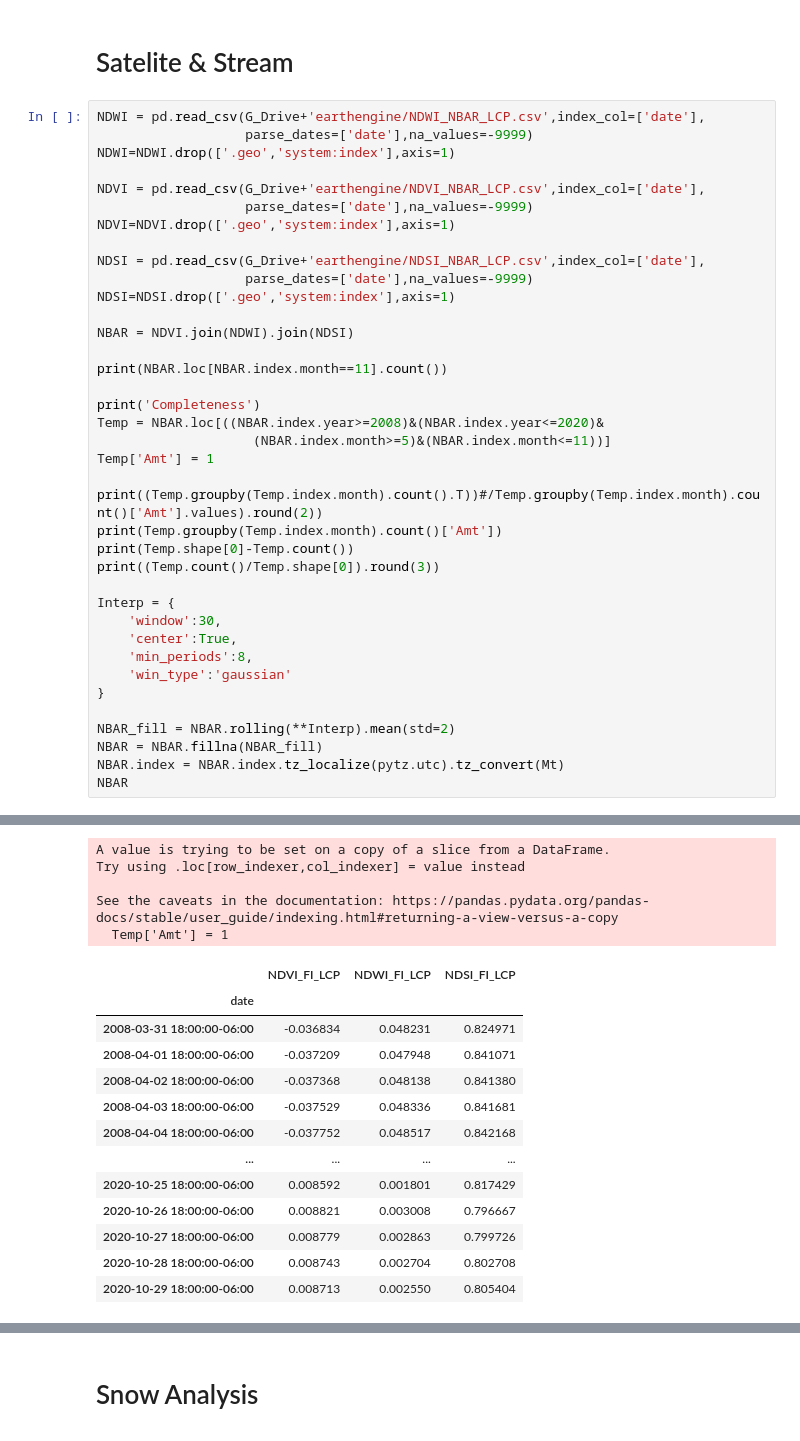
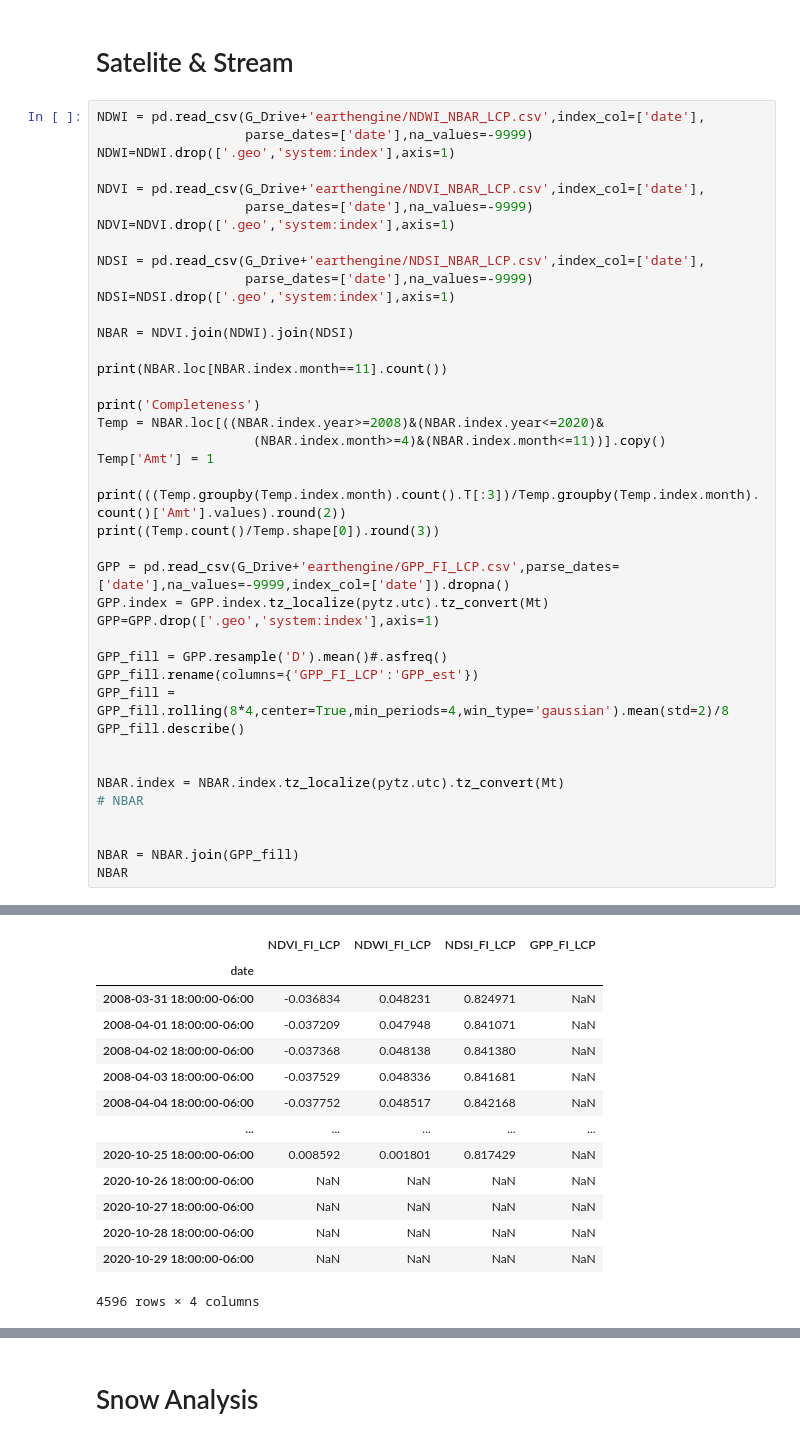
Before and after one commit to June-Skeeter/FishIsland_Flux_Analysis, a Jupyter notebook: FluxProcessing/FishIsland_AWS_Temporal_Upscale.ipynb, the cells around one changed output, grey strips where cells are left out. Saved outputs shown, nothing was run; the diff lists cells and outputs as text.

```diff
--- a/FluxProcessing/FishIsland_AWS_Temporal_Upscale.ipynb
+++ b/FluxProcessing/FishIsland_AWS_Temporal_Upscale.ipynb
@@ -538,24 +474,27 @@ print(NBAR.loc[NBAR.index.month==11].count())
 
 print('Completeness')
 Temp = NBAR.loc[((NBAR.index.year>=2008)&(NBAR.index.year<=2020)&
-                    (NBAR.index.month>=5)&(NBAR.index.month<=11))]
+                    (NBAR.index.month>=4)&(NBAR.index.month<=11))].copy()
 Temp['Amt'] = 1
 
-print((Temp.groupby(Temp.index.month).count().T))#/Temp.groupby(Temp.index.month).count()['Amt'].values).round(2))
-print(Temp.groupby(Temp.index.month).count()['Amt'])
-print(Temp.shape[0]-Temp.count())
+print(((Temp.groupby(Temp.index.month).count().T[:3])/Temp.groupby(Temp.index.month).count()['Amt'].values).round(2))
 print((Temp.count()/Temp.shape[0]).round(3))
 
-Interp = {
-    'window':30,
-    'center':True,
-    'min_periods':8,
-    'win_type':'gaussian'
-}
+GPP = pd.read_csv(G_Drive+'earthengine/GPP_FI_LCP.csv',parse_dates=['date'],na_values=-9999,index_col=['date']).dropna()
+GPP.index = GPP.index.tz_localize(pytz.utc).tz_convert(Mt)
+GPP=GPP.drop(['.geo','system:index'],axis=1)
 
-NBAR_fill = NBAR.rolling(**Interp).mean(std=2)
-NBAR = NBAR.fillna(NBAR_fill)
+GPP_fill = GPP.resample('D').mean()#.asfreq()
+GPP_fill.rename(columns={'GPP_FI_LCP':'GPP_est'})
+GPP_fill = GPP_fill.rolling(8*4,center=True,min_periods=4,win_type='gaussian').mean(std=2)/8
+GPP_fill.describe()
+
+
 NBAR.index = NBAR.index.tz_localize(pytz.utc).tz_convert(Mt)
+# NBAR
+
+
+NBAR = NBAR.join(GPP_fill)
 NBAR
 # %% [output]
 NDVI_FI_LCP    0
@@ -576,20 +512,16 @@ NDSI_FI_LCP    0.826
 Amt            1.000
 dtype: float64
+|  | NDVI_FI_LCP | NDWI_FI_LCP | NDSI_FI_LCP | GPP_FI_LCP |
+| date |  |  |  |  |
+| 2008-03-31 18:00:00-06:00 | -0.036834 | 0.048231 | 0.824971 | NaN |
+| 2008-04-01 18:00:00-06:00 | -0.037209 | 0.047948 | 0.841071 | NaN |
+| 2008-04-02 18:00:00-06:00 | -0.037368 | 0.048138 | 0.841380 | NaN |
+| 2008-04-03 18:00:00-06:00 | -0.037529 | 0.048336 | 0.841681 | NaN |
+| 2008-04-04 18:00:00-06:00 | -0.037752 | 0.048517 | 0.842168 | NaN |
+| ... | ... | ... | ... | ... |
+| 2020-10-25 18:00:00-06:00 | 0.008592 | 0.001801 | 0.817429 | NaN |
+| 2020-10-26 18:00:00-06:00 | NaN | NaN | NaN | NaN |
+| 2020-10-27 18:00:00-06:00 | NaN | NaN | NaN | NaN |
+| 2020-10-28 18:00:00-06:00 | NaN | NaN | NaN | NaN |
+| 2020-10-29 18:00:00-06:00 | NaN | NaN | NaN | NaN |
-A value is trying to be set on a copy of a slice from a DataFrame.
-Try using .loc[row_indexer,col_indexer] = value instead
-
-See the caveats in the documentation: https://pandas.pydata.org/pandas-docs/stable/user_guide/indexing.html#returning-a-view-versus-a-copy
-  Temp['Amt'] = 1
+4596 rows × 4 columns
-|  | NDVI_FI_LCP | NDWI_FI_LCP | NDSI_FI_LCP |
-| date |  |  |  |
-| 2008-03-31 18:00:00-06:00 | -0.036834 | 0.048231 | 0.824971 |
-| 2008-04-01 18:00:00-06:00 | -0.037209 | 0.047948 | 0.841071 |
-| 2008-04-02 18:00:00-06:00 | -0.037368 | 0.048138 | 0.841380 |
-| 2008-04-03 18:00:00-06:00 | -0.037529 | 0.048336 | 0.841681 |
-| 2008-04-04 18:00:00-06:00 | -0.037752 | 0.048517 | 0.842168 |
-| ... | ... | ... | ... |
-| 2020-10-25 18:00:00-06:00 | 0.008592 | 0.001801 | 0.817429 |
-| 2020-10-26 18:00:00-06:00 | 0.008821 | 0.003008 | 0.796667 |
-| 2020-10-27 18:00:00-06:00 | 0.008779 | 0.002863 | 0.799726 |
-| 2020-10-28 18:00:00-06:00 | 0.008743 | 0.002704 | 0.802708 |
-| 2020-10-29 18:00:00-06:00 | 0.008713 | 0.002550 | 0.805404 |
```
Also changed, not shown: parts of 30 cells of this notebook, 1 other file.
